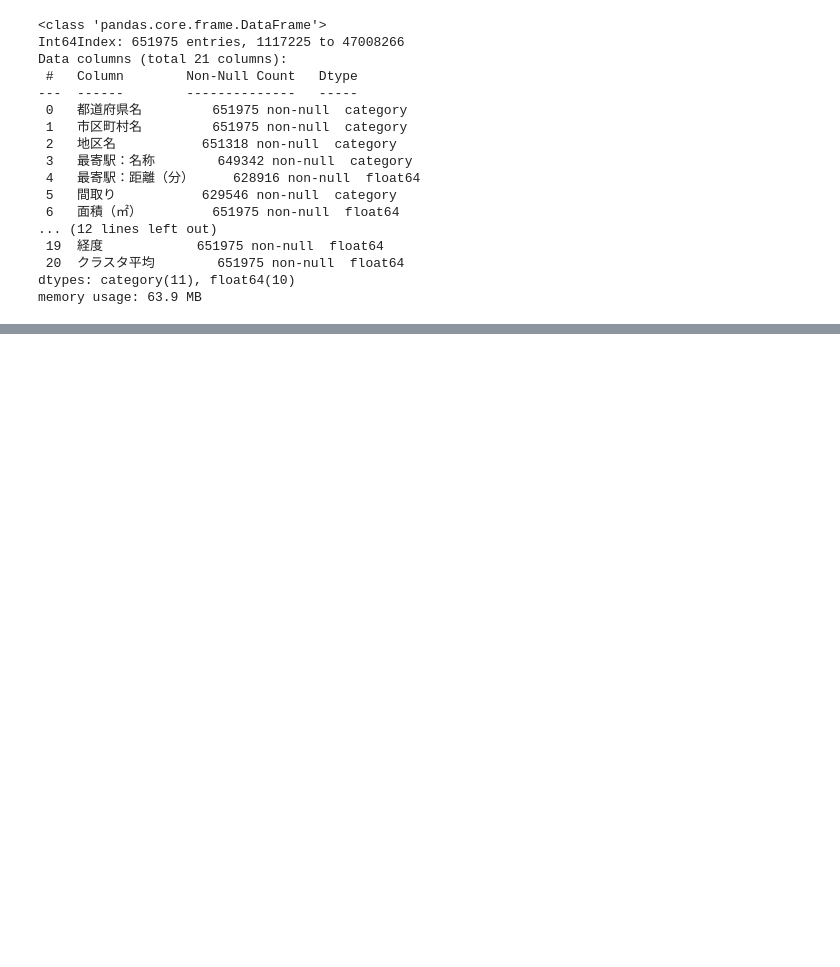
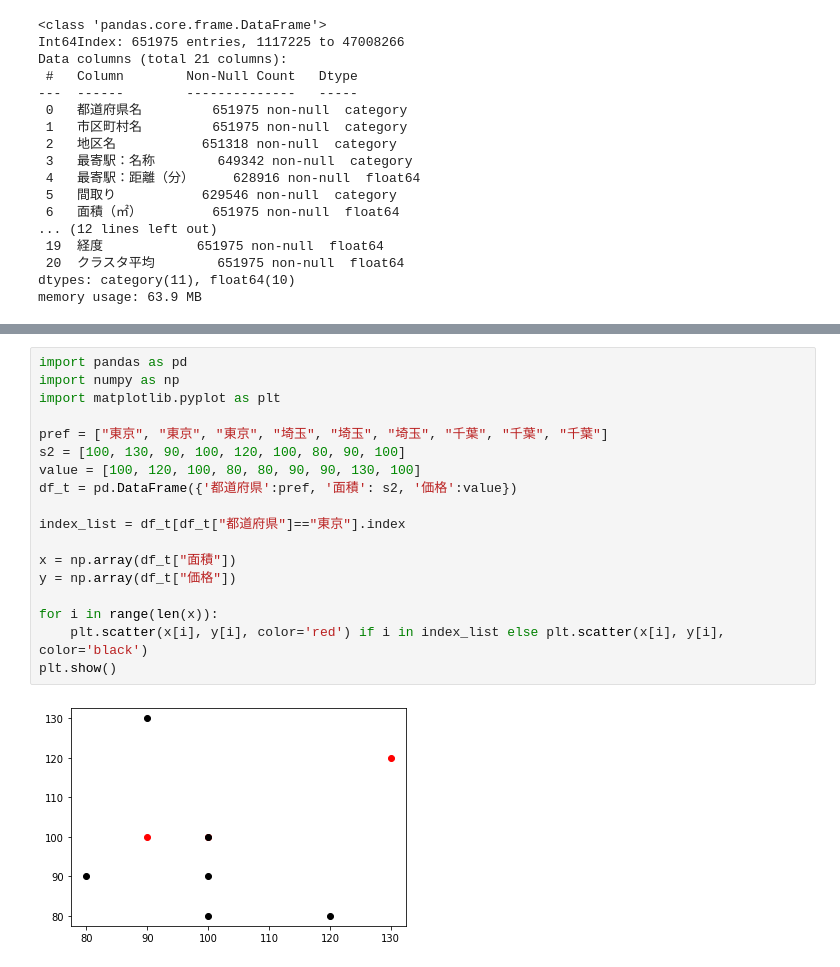
Before and after one commit to jinwatanabe/Docker_gpu_env, a Jupyter notebook: notebook/nishika/old_apartment_2021/07_EDA.ipynb, the cells around one changed output, grey strips where cells are left out. Drawn from its saved outputs; the diff is of its cells as text; blank space fills up the shorter version.

```diff
--- a/notebook/nishika/old_apartment_2021/07_EDA.ipynb
+++ b/notebook/nishika/old_apartment_2021/07_EDA.ipynb
@@ -80,0 +123,20 @@ Name: 取引の事情等, dtype: int64
+# %%
+import pandas as pd
+import numpy as np
+import matplotlib.pyplot as plt
+
+pref = ["東京", "東京", "東京", "埼玉", "埼玉", "埼玉", "千葉", "千葉", "千葉"]
+s2 = [100, 130, 90, 100, 120, 100, 80, 90, 100]
+value = [100, 120, 100, 80, 80, 90, 90, 130, 100]
+df_t = pd.DataFrame({'都道府県':pref, '面積': s2, '価格':value})
+
+index_list = df_t[df_t["都道府県"]=="東京"].index
+
+x = np.array(df_t["面積"])
+y = np.array(df_t["価格"])
+
+for i in range(len(x)):
+    plt.scatter(x[i], y[i], color='red') if i in index_list else plt.scatter(x[i], y[i], color='black')
+plt.show()
+# %% [output]
+[figure, added]
```
Also changed, not shown: parts of 12 cells of this notebook, 1 other file.
